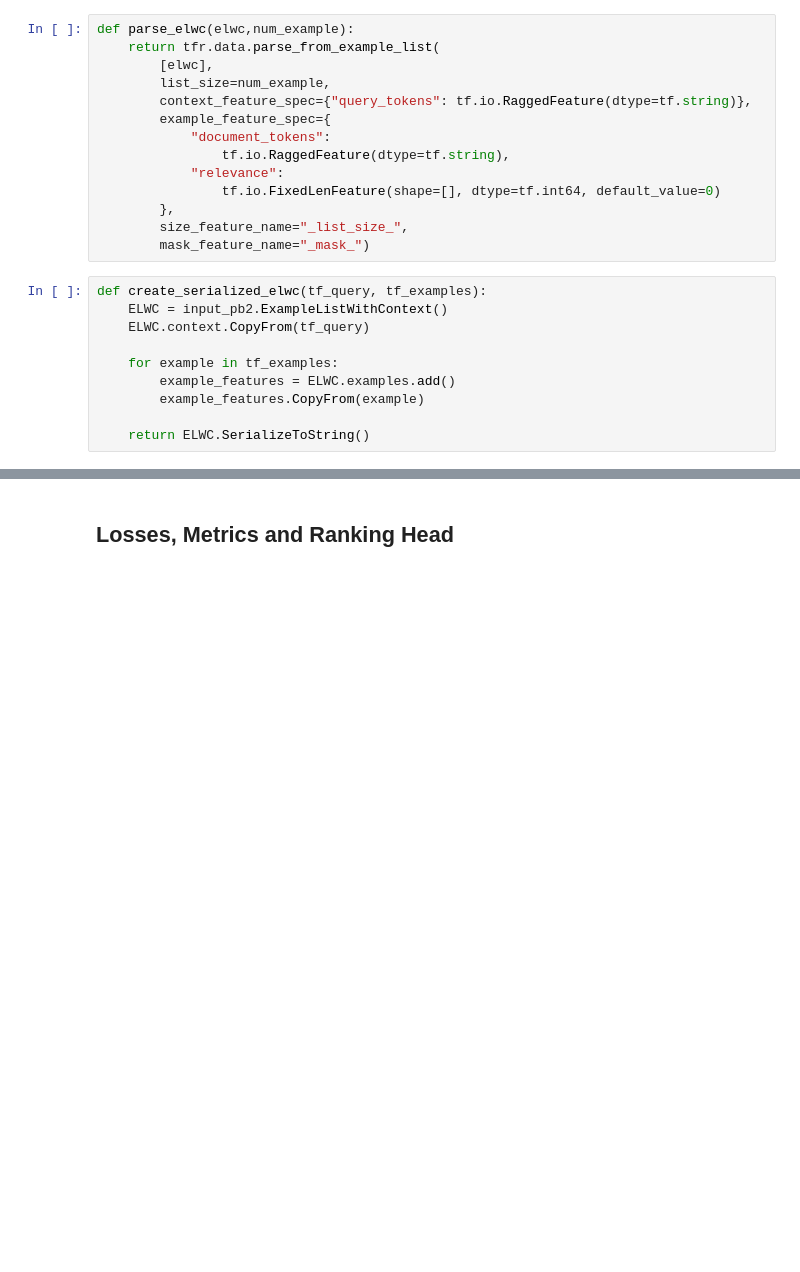
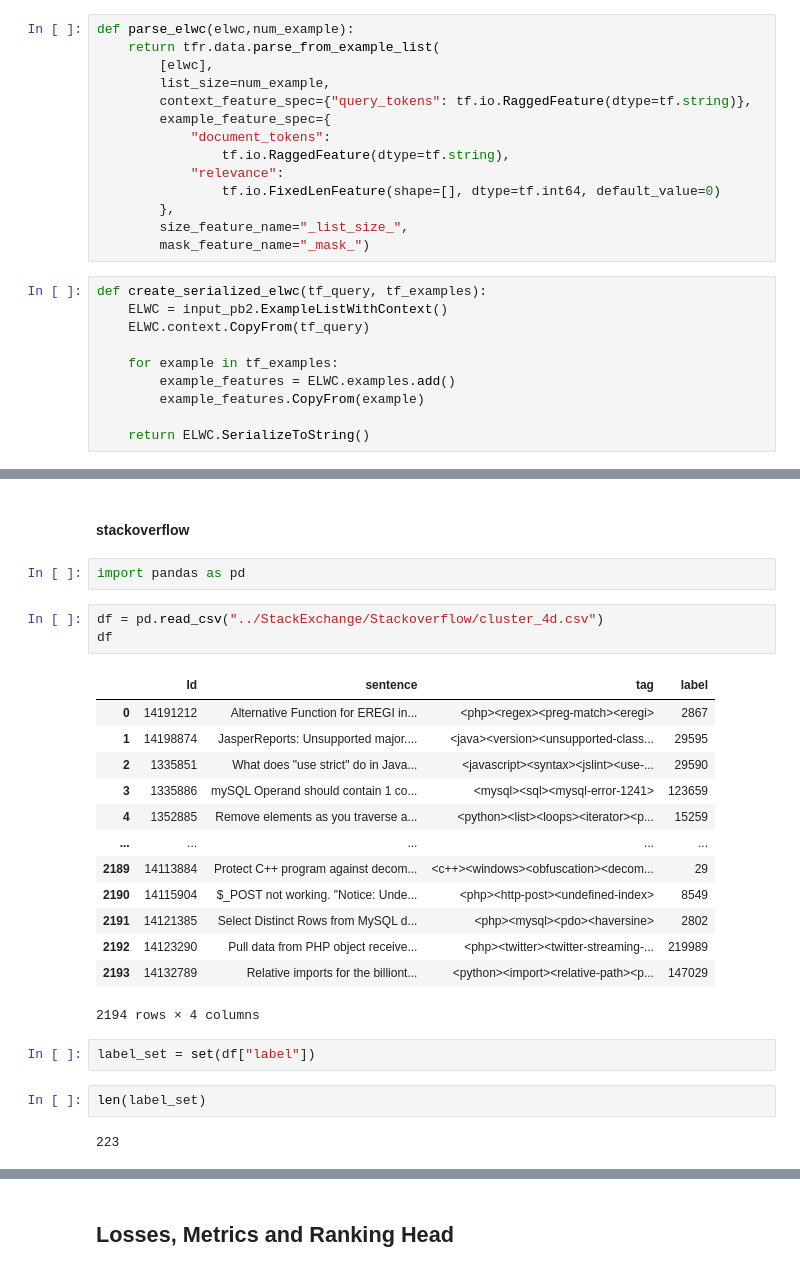
Before and after one commit to NoleWang/Respondent_Recommendation, a Jupyter notebook: Data/tools/tensorflow-rank.ipynb, the cells around one changed output, grey strips where cells are left out. Drawn from its saved outputs; the diff is of its cells as text; blank space fills up the shorter version.

```diff
--- a/Data/tools/tensorflow-rank.ipynb
+++ b/Data/tools/tensorflow-rank.ipynb
@@ -276,0 +402,27 @@ tf_data = parse_elwc(serialized_elwc, len(EXAMPLES))
+# %% [markdown]
+#### stackoverflow
+# %%
+import pandas as pd
+# %%
+df = pd.read_csv("../StackExchange/Stackoverflow/cluster_4d.csv")
+df
+# %% [output]
+|  | Id | sentence | tag | label |
+| 0 | 14191212 | Alternative Function for EREGI in... | <php><regex><preg-match><eregi> | 2867 |
+| 1 | 14198874 | JasperReports: Unsupported major.... | <java><version><unsupported-class... | 29595 |
+| 2 | 1335851 | What does "use strict" do in Java... | <javascript><syntax><jslint><use-... | 29590 |
+| 3 | 1335886 | mySQL Operand should contain 1 co... | <mysql><sql><mysql-error-1241> | 123659 |
+| 4 | 1352885 | Remove elements as you traverse a... | <python><list><loops><iterator><p... | 15259 |
+| ... | ... | ... | ... | ... |
+| 2189 | 14113884 | Protect C++ program against decom... | <c++><windows><obfuscation><decom... | 29 |
+| 2190 | 14115904 | $_POST not working. "Notice: Unde... | <php><http-post><undefined-index> | 8549 |
+| 2191 | 14121385 | Select Distinct Rows from MySQL d... | <php><mysql><pdo><haversine> | 2802 |
+| 2192 | 14123290 | Pull data from PHP object receive... | <php><twitter><twitter-streaming-... | 219989 |
+| 2193 | 14132789 | Relative imports for the billiont... | <python><import><relative-path><p... | 147029 |
+2194 rows × 4 columns
+# %%
+label_set = set(df["label"])
+# %%
+len(label_set)
+# %% [output]
+223
```
Also changed, not shown: parts of 57 cells of this notebook, 1 other file.
